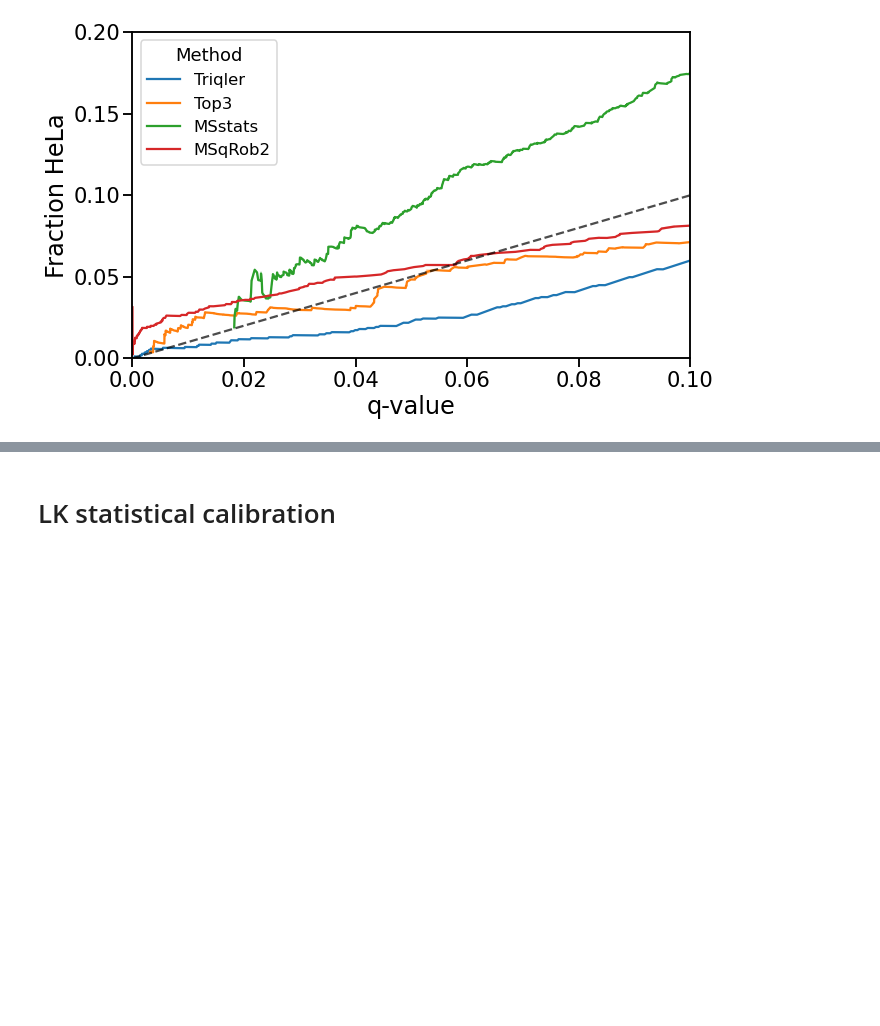
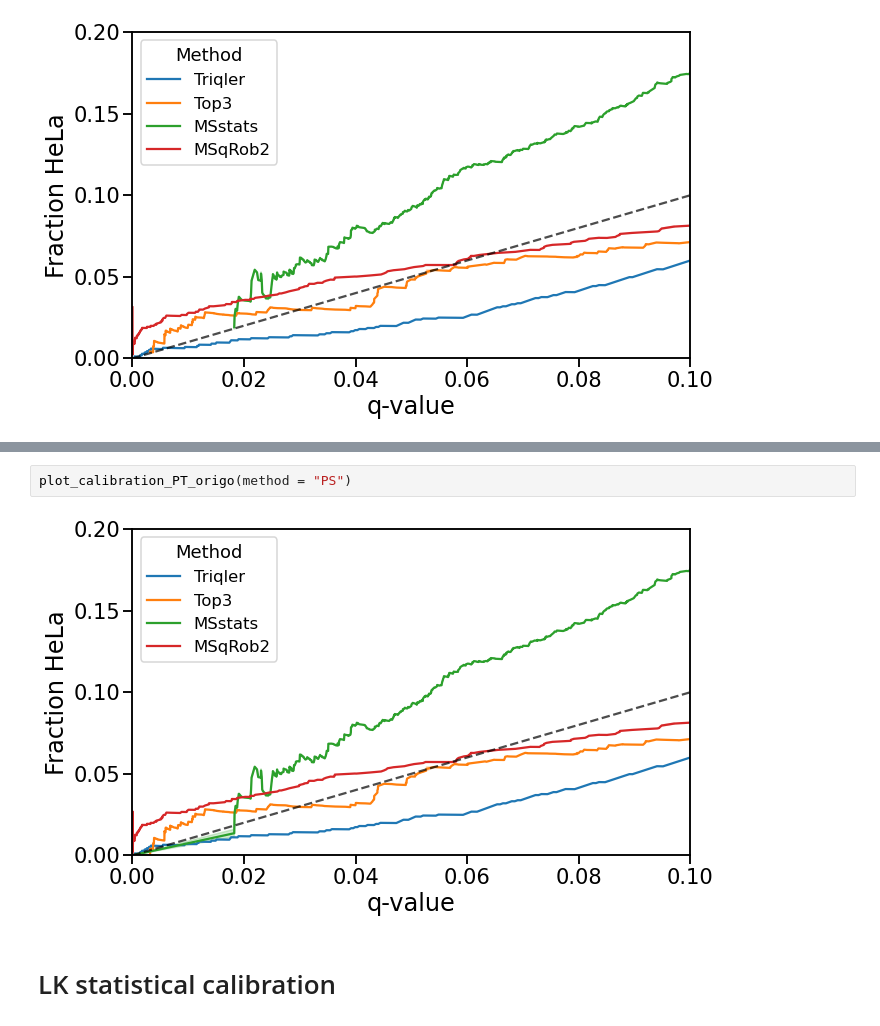
Before and after one commit to statisticalbiotechnology/dia_sum, a Jupyter notebook: scripts/clean/statistical_calibration_plot_LK_vs_PT_comparison.ipynb, the cells around one changed output, grey strips where cells are left out. Cells and saved outputs as stored; diff of their text form; blank space fills up the shorter version.

```diff
--- a/scripts/clean/statistical_calibration_plot_LK_vs_PT_comparison.ipynb
+++ b/scripts/clean/statistical_calibration_plot_LK_vs_PT_comparison.ipynb
@@ -14,3 +21,7 @@ plot_calibration_PT(method = "PS")
+# %%
+plot_calibration_PT_origo(method = "PS")
+# %% [output]
+[figure, added]
 # %% [markdown]
 # LK statistical calibration
 # %%
```
Also changed, not shown: parts of 3 cells of this notebook, 1 other file.
